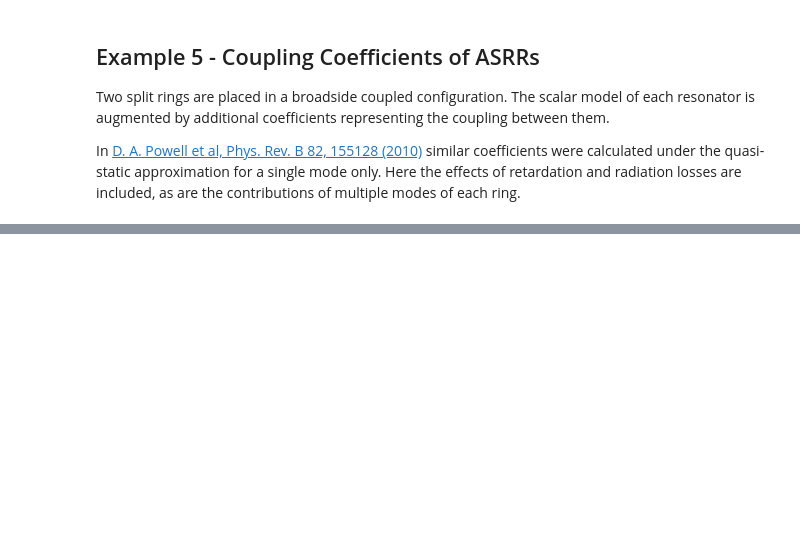
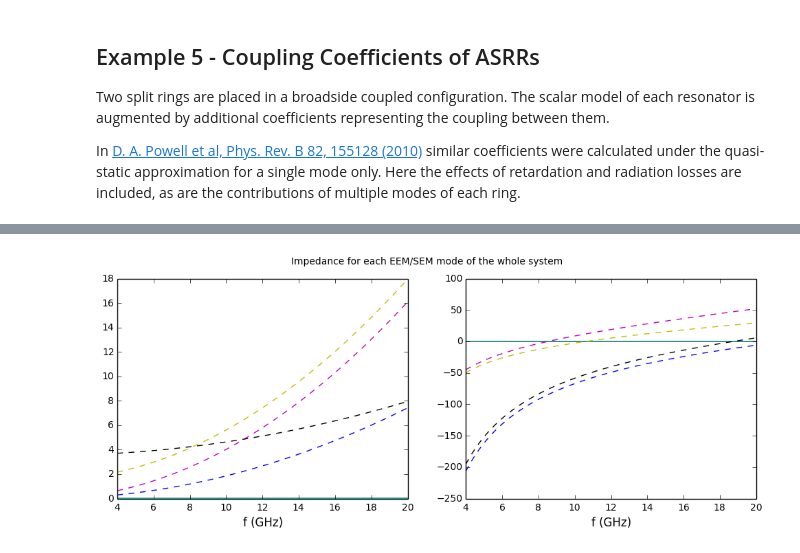
Before and after one commit to DavidPowell/OpenModes, a Jupyter notebook: examples/example5_ASRR_coupling.ipynb, the cells around one changed output, grey strips where cells are left out. Cells and saved outputs as stored; diff of their text form; code cells hidden in the pictures; blank space fills up the shorter version.

```diff
--- a/examples/example5_ASRR_coupling.ipynb
+++ b/examples/example5_ASRR_coupling.ipynb
@@ -125,0 +209,15 @@ xlabel('f (GHz)');
+# %%
+plt.figure(figsize=(12,4))
+plt.subplot(121)
+plt.plot(freqs*1e-9, z_eem.real)
+plt.plot(freqs*1e-9, z_sem.real, '--')
+plt.xlim(freqs[0]*1e-9, freqs[-1]*1e-9)
+plt.xlabel('f (GHz)')
+plt.subplot(122)
+plt.plot(freqs*1e-9, z_eem.imag)
+plt.plot(freqs*1e-9, z_sem.imag, '--')
+plt.xlim(freqs[0]*1e-9, freqs[-1]*1e-9)
+plt.xlabel('f (GHz)')
+plt.suptitle('Impedance for each EEM/SEM mode of the whole system');
+# %% [output]
+[figure, added]
```
Also changed, not shown: parts of 20 cells of this notebook.
